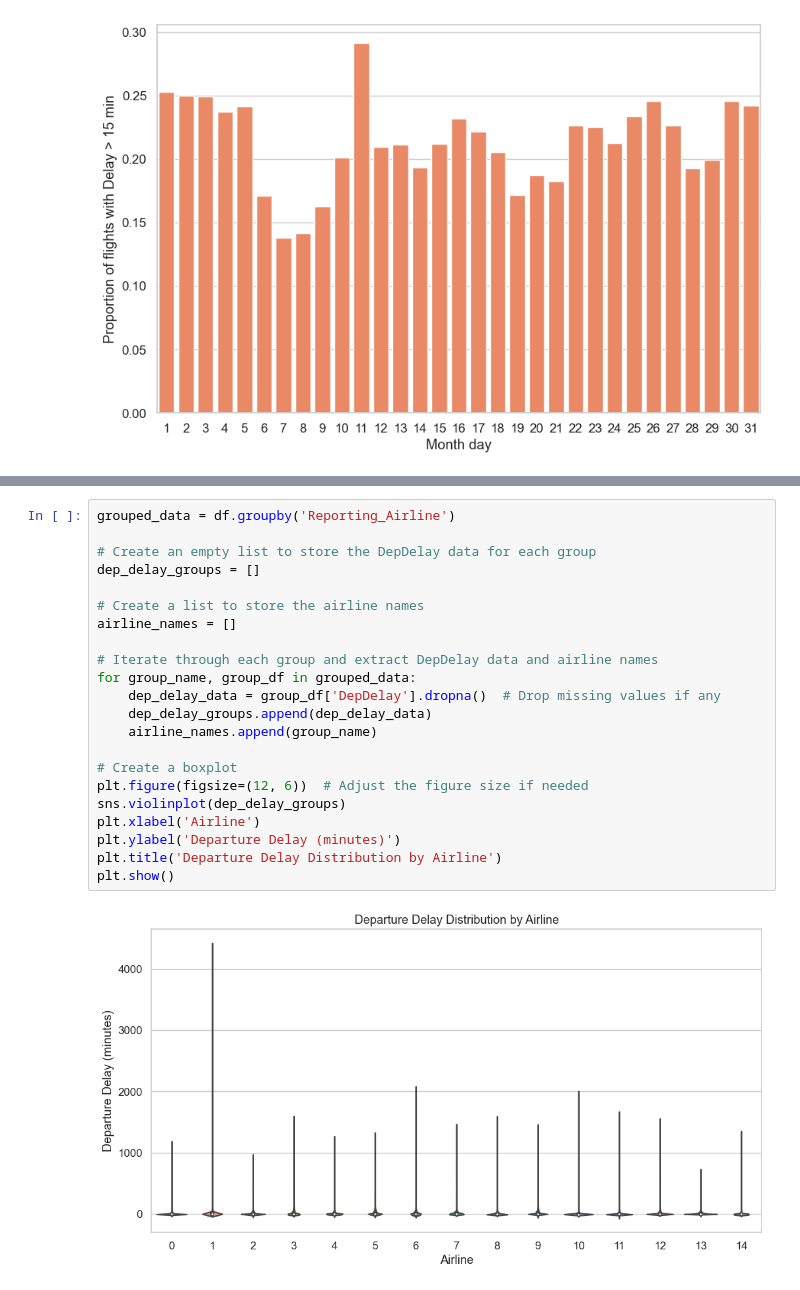
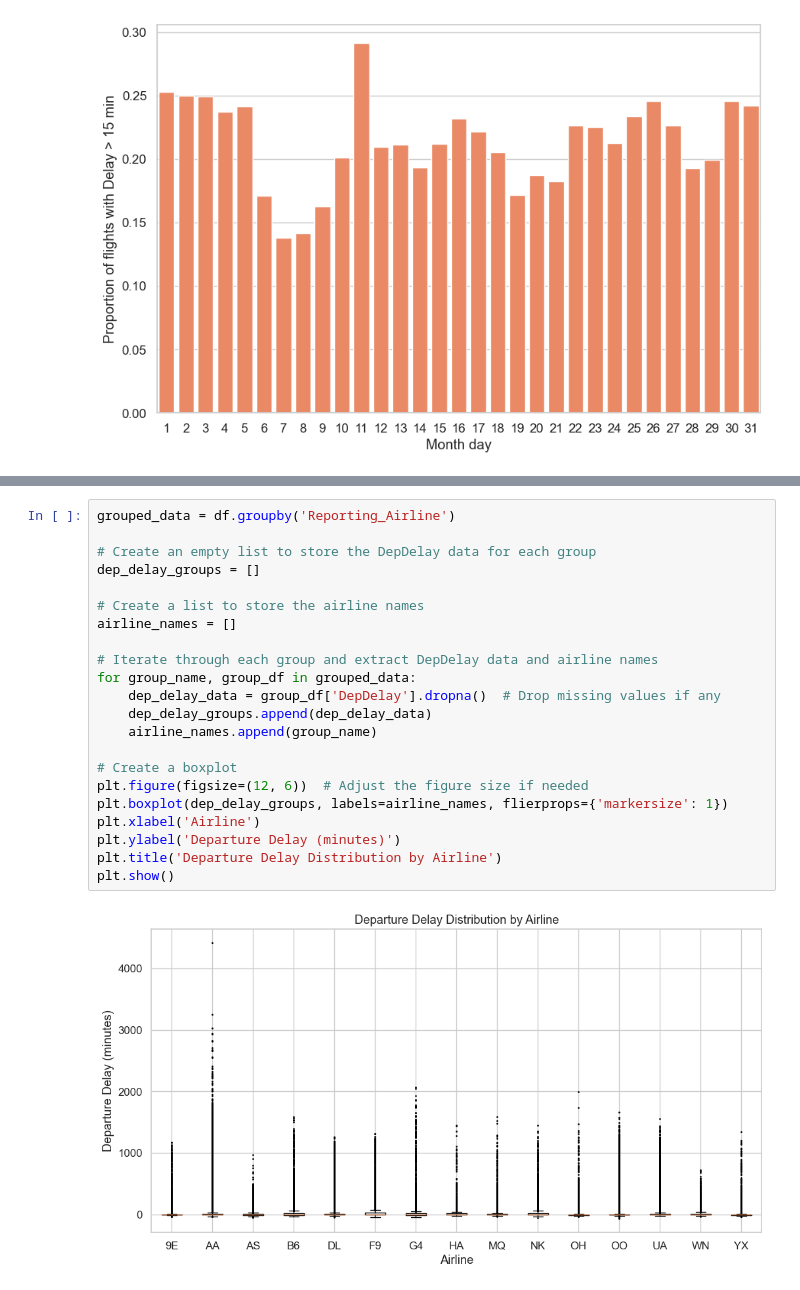
Before and after one commit to martinpimentel/flight-delay-predictions, a Jupyter notebook: EDA.ipynb, the cells around one changed output, grey strips where cells are left out. Cells and saved outputs as stored; diff of their text form.

```diff
--- a/EDA.ipynb
+++ b/EDA.ipynb
@@ -443,24 +447,24 @@ Reject the null hypothesis: There is a significant difference between groups.
 # %%
 grouped_data = df.groupby('Reporting_Airline')
 
 # Create an empty list to store the DepDelay data for each group
 dep_delay_groups = []
 
 # Create a list to store the airline names
 airline_names = []
 
 # Iterate through each group and extract DepDelay data and airline names
 for group_name, group_df in grouped_data:
     dep_delay_data = group_df['DepDelay'].dropna()  # Drop missing values if any
     dep_delay_groups.append(dep_delay_data)
     airline_names.append(group_name)
 
 # Create a boxplot
 plt.figure(figsize=(12, 6))  # Adjust the figure size if needed
-sns.violinplot(dep_delay_groups)
+plt.boxplot(dep_delay_groups, labels=airline_names, flierprops={'markersize': 1})
 plt.xlabel('Airline')
 plt.ylabel('Departure Delay (minutes)')
 plt.title('Departure Delay Distribution by Airline')
 plt.show()
 # %% [output]
-[figure, old version]
+[figure, new version]
```
Also changed, not shown: parts of 4 cells of this notebook.
